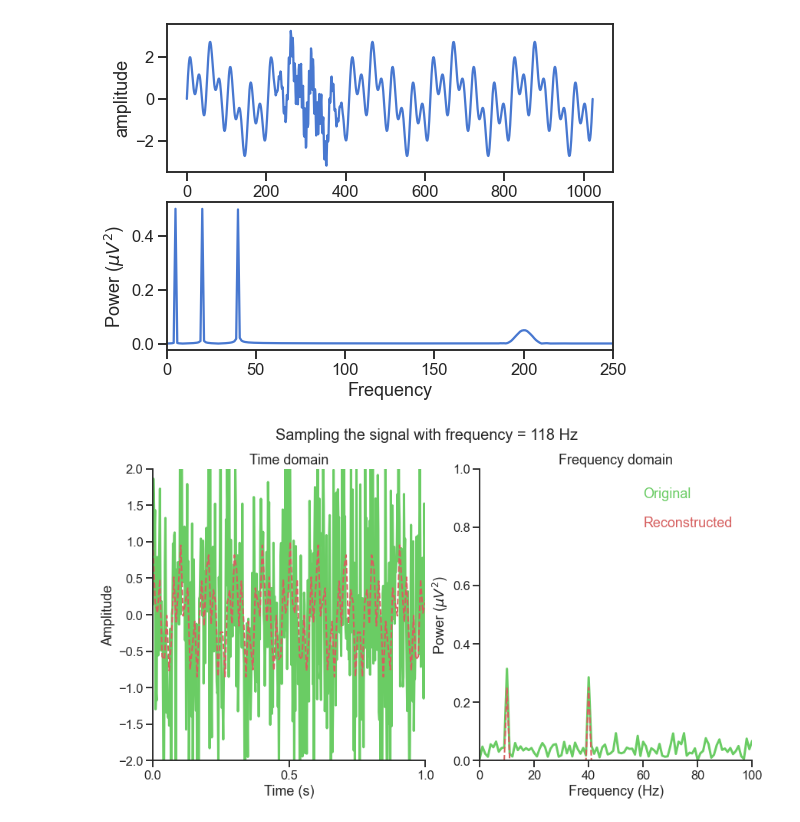
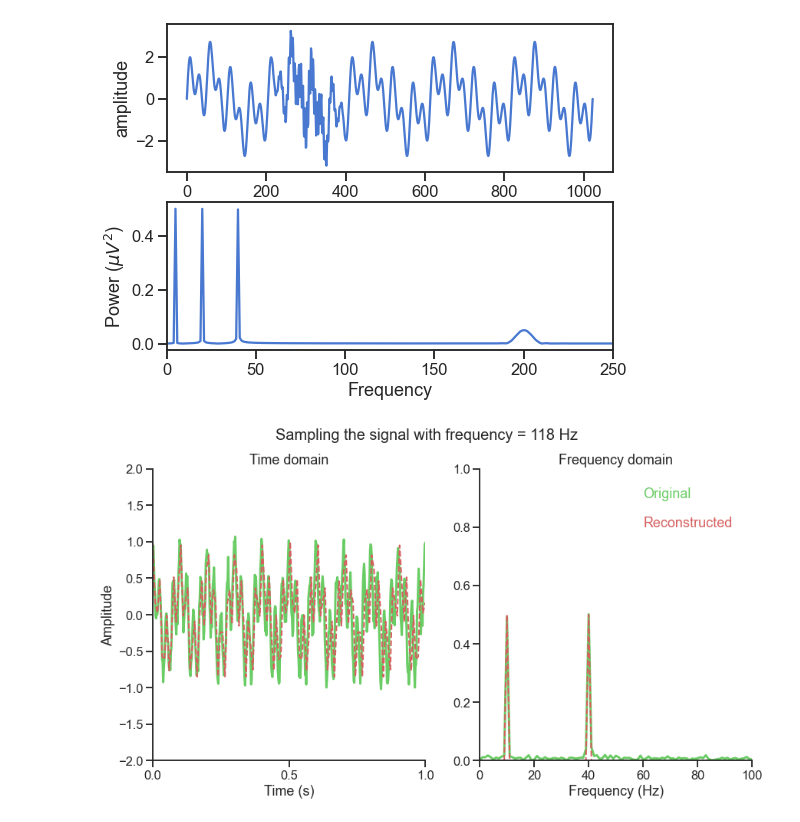
Before and after one commit to ashimakeshava/intuitions, a Jupyter notebook: 02_Nyquist_Frequency.ipynb, the cells around one changed output. Cells and saved outputs as stored; diff of their text form; code cells hidden in the pictures.

```diff
--- a/02_Nyquist_Frequency.ipynb
+++ b/02_Nyquist_Frequency.ipynb
@@ -57,7 +57,7 @@ ax[0].set(
 )
 ax[1].set(
     title='Frequency domain', xlabel='Frequency (Hz)',
-    ylim=(0,1), xlim=(0, 100), ylabel=r'Power ($\mu V^2$)'
+    ylim=(0,1), xlim=(0, 100), ylabel=''
 )
 ax[0].spines['right'].set_visible(False)
 ax[0].spines['top'].set_visible(False)
@@ -72,10 +72,10 @@ f3 = 40# Hz
 tmin = 0
 tmax = 1
 N = 500
-noise = np.random.normal(0,1,N)
+noise = np.random.normal(0,0.1,N)
 t = np.linspace(tmin, tmax, N);
 x = 0.5*np.cos(2*np.pi*f2*t) + 0.5*np.cos(2*np.pi*f3*t) + noise; # original signal
-ft_x = getFT(x)
+ft_x = 2*getFT(x)
 
 for s_freq in range(10,3*f3, 2):
 
@@ -86,33 +86,33 @@ for s_freq in range(10,3*f3, 2):
     n = np.arange(nmin,nmax,)
     sampled_t = np.linspace(tmin, tmax, s_freq)
     sampled_x = 0.5*np.cos(2*np.pi*f2*n*T) + 0.5*np.cos(2*np.pi*f3*n*T) # sampled signal
-    ft_sampled = getFT(sampled_x)
+    ft_sampled = 2*getFT(sampled_x)
 
     ax[0].text(
         0.45, 1.1, f'Sampling the signal with frequency = {s_freq} Hz ',
         {'fontsize': 20},
         transform=ax[0].transAxes,
 
     )
 
     ax[0].plot(t, x, 'g', label='Original', lw=3)
     ax[0].plot(sampled_t, sampled_x, '--r', label='Reconstructed', lw=2)
 
     ax[1].plot(ft_x, 'g', label='Original', lw=3)
     ax[1].plot(ft_sampled, '--r', label='Reconstructed', lw=2)
     ax[1].text(
         60, 0.9, 'Original', {'color': 'g', 'fontsize': 18},
     )
     ax[1].text(
         60, 0.8, 'Reconstructed', {'color': 'r', 'fontsize': 18},
     )
 
     camera.snap()
 
 
 an = camera.animate(interval = 1000, blit=True)
 writer = animation.writers['ffmpeg'](fps=1)
 
 an.save('./animations/nyquist_demo.gif',writer=writer, dpi=150 )
 # %% [output]
-[figure, old version]
+[figure, new version]
```
Also changed, not shown: 1 other file.
